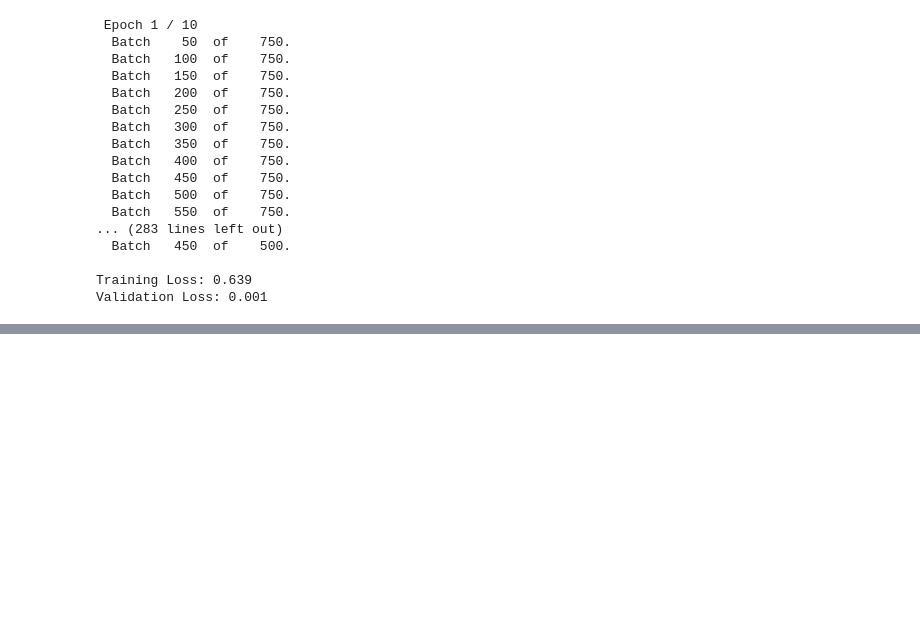
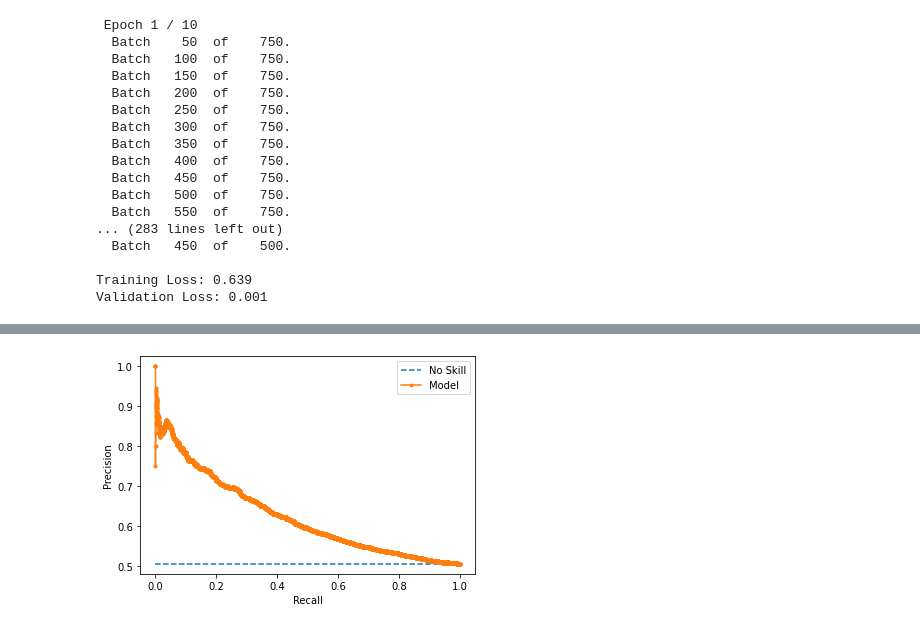
Before and after one commit to ghoshmithun/Sem3_DL_Assignment2020, a Jupyter notebook: Movie_Sentiment_Classification_Transfer_learning_with_GPU.ipynb, the cells around one changed output, grey strips where cells are left out. Cells and saved outputs as stored; diff of their text form; code cells hidden in the pictures; blank space fills up the shorter version.

```diff
--- a/Movie_Sentiment_Classification_Transfer_learning_with_GPU.ipynb
+++ b/Movie_Sentiment_Classification_Transfer_learning_with_GPU.ipynb
@@ -361,6 +361,20 @@ def score_model_new_data(list_sentences):
       sent_predict = sent_predict.detach().cpu().numpy()
     prediction = np.argmax(sent_predict, axis = 1)
     return prediction
+
+def score_model_new_data_probability(list_sentences):
+    # load weights of best model
+    path = BERT_MODEL_SAVE
+    model = BERT_Arch(bert)
+    model.load_state_dict(torch.load(path))
+    model = model.to(device)
+    text_sent , text_sent_mask = get_seq_mask(create_token(list_sentences))
+    # get predictions for test data
+    with torch.no_grad():
+      sent_predict = model(text_sent.to(device), text_sent_mask.to(device))
+      sent_predict = sent_predict.detach().cpu().numpy()
+    prediction = np.max(sent_predict, axis = 1)
+    return prediction
 # %%
 model
 # %% [output]
@@ -464,0 +479,24 @@ weighted avg       0.64      0.62      0.61     10000
+# %%
+from sklearn.metrics import precision_recall_curve
+from matplotlib import pyplot
+y_test_pred = score_model_new_data_probability(X_test.tolist())
+def plot_pr_curve(test_y, model_probs):
+    # calculate the no skill line as the proportion of the positive class
+    no_skill = len(test_y[test_y==1]) / len(test_y)
+    # plot the no skill precision-recall curve
+    pyplot.plot([0, 1], [no_skill, no_skill], linestyle='--', label='No Skill')
+    # plot model precision-recall curve
+    precision, recall, _ = precision_recall_curve(test_y, model_probs)
+    pyplot.plot(recall, precision, marker='.', label='Model')
+    # axis labels
+    pyplot.xlabel('Recall')
+    pyplot.ylabel('Precision')
+    # show the legend
+    pyplot.legend()
+    # show the plot
+    pyplot.show()
+
+
+plot_pr_curve(y_test,y_test_pred)
+# %% [output]
+[figure, added]
```
Also changed, not shown: parts of 3 cells of this notebook.
